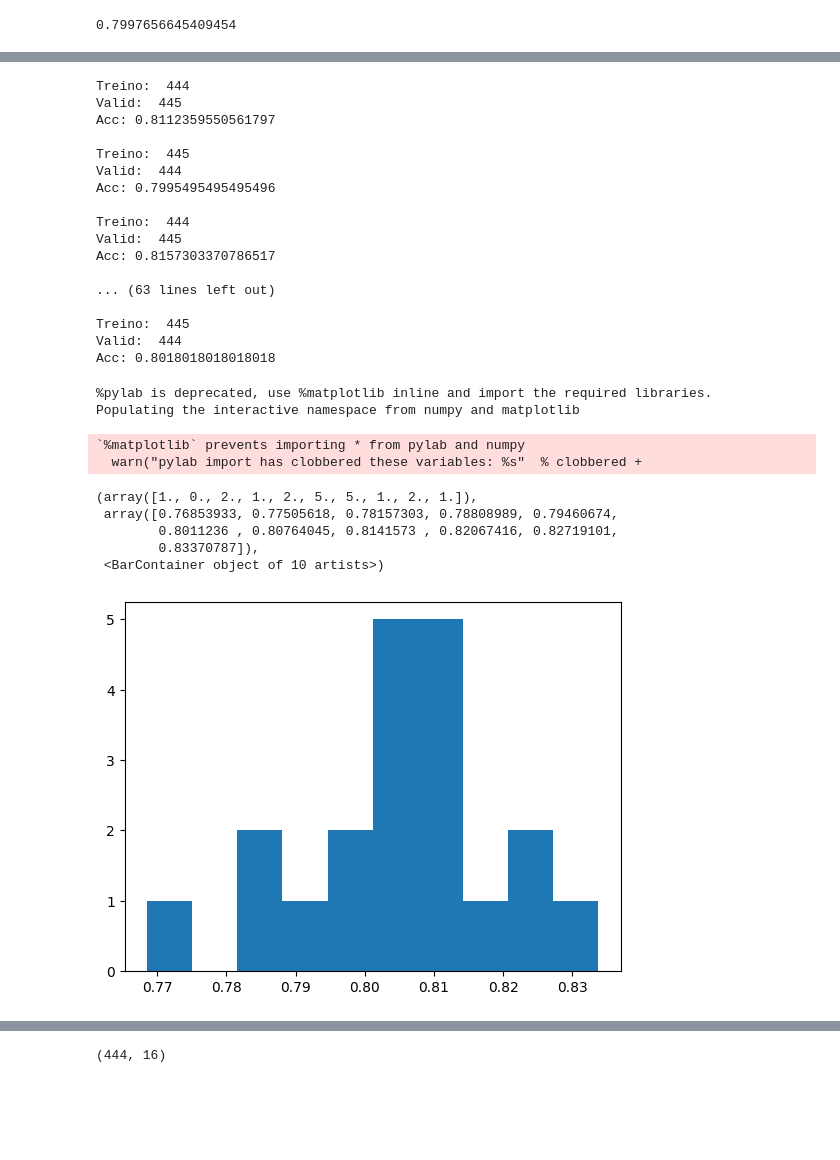
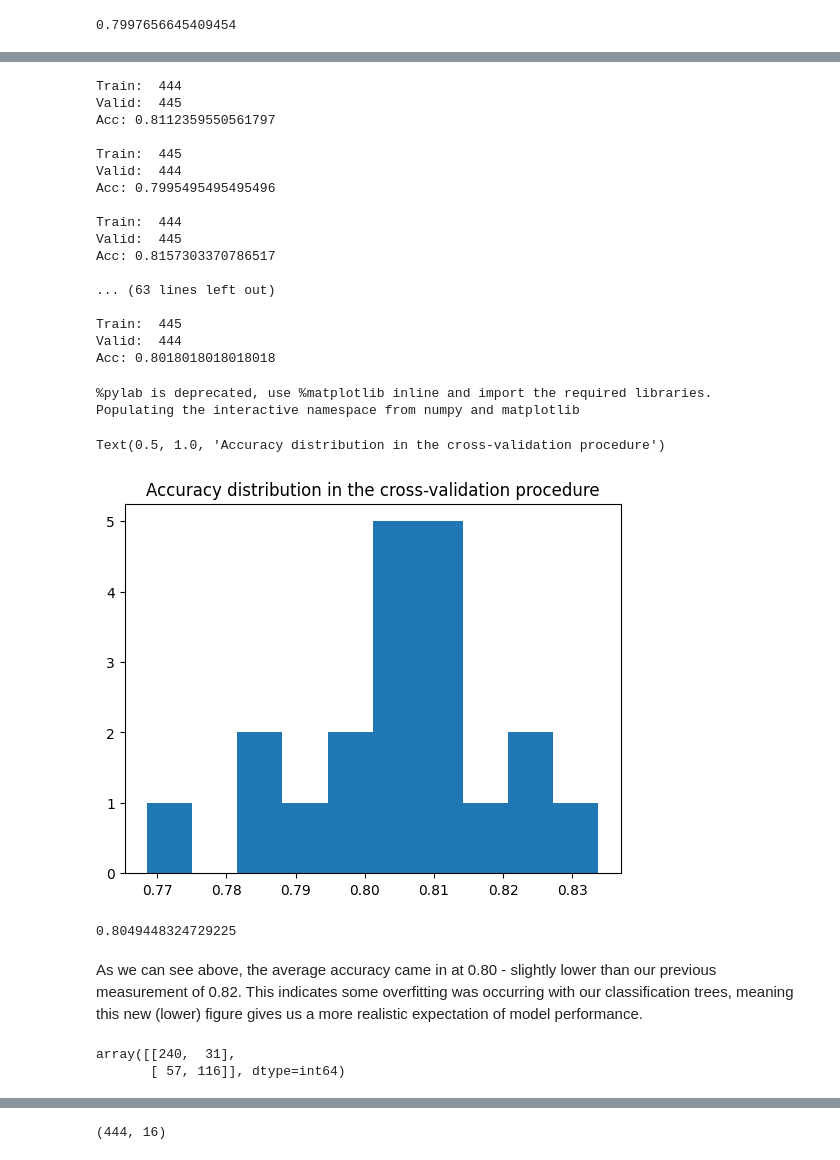
Before and after one commit to maylonleoncio/titanic, a Jupyter notebook: titanic_analysis.ipynb, the cells around one changed output, grey strips where cells are left out. Drawn from its saved outputs; the diff is of its cells as text; code cells hidden in the pictures; blank space fills up the shorter version.

```diff
--- a/titanic_analysis.ipynb
+++ b/titanic_analysis.ipynb
@@ -873,11 +895,11 @@ np.mean(resultados)
 # %%
-# METODO DE REAMOSTRAM
+# Reampling Method
 # RepeatedKFold
 resultados = []
 
 kf = RepeatedKFold(n_splits=2, n_repeats=10, random_state=1)
 for line_train, line_valid in kf.split(X):
-    print('Treino: ', line_train.shape[0])
+    print('Train: ', line_train.shape[0])
     print('Valid: ', line_valid.shape[0])
 
     X_train, X_valid = X.iloc[line_train], X.iloc[line_valid]
@@ -895,37 +917,43 @@ for line_train, line_valid in kf.split(X):
     print('Acc:', acc)
     print()
 # %% [output]
-Treino:  444
+Train:  444
 Valid:  445
 Acc: 0.8112359550561797
 
-Treino:  445
+Train:  445
 Valid:  444
 Acc: 0.7995495495495496
 
-Treino:  444
+Train:  444
 Valid:  445
 Acc: 0.8157303370786517
 
 ... (63 lines left out)
 
-Treino:  445
+Train:  445
 Valid:  444
 Acc: 0.8018018018018018
 # %%
 %matplotlib inline
 %pylab inline
+pylab.hist(resultados)
+plt.title('Accuracy distribution in the cross-validation procedure')
 # %% [output]
 %pylab is deprecated, use %matplotlib inline and import the required libraries.
 Populating the interactive namespace from numpy and matplotlib
-`%matplotlib` prevents importing * from pylab and numpy
-  warn("pylab import has clobbered these variables: %s"  % clobbered +
+Text(0.5, 1.0, 'Accuracy distribution in the cross-validation procedure')
+[figure, added]
-# %%
-pylab.hist(resultados)
-# %% [output]
-(array([1., 0., 2., 1., 2., 5., 5., 1., 2., 1.]),
- array([0.76853933, 0.77505618, 0.78157303, 0.78808989, 0.79460674,
-        0.8011236 , 0.80764045, 0.8141573 , 0.82067416, 0.82719101,
-        0.83370787]),
- <BarContainer object of 10 artists>)
-[figure, removed]
+# %%
+np.mean(resultados)
+# %% [output]
+0.8049448324729225
+# %% [markdown]
+As we can see above, the average accuracy came in at 0.80 - slightly lower than our previous measurement of 0.82. This indicates some overfitting was occurring with our classification trees, meaning this new (lower) figure gives us a more realistic expectation of model performance.
+# %%
+# Matrix confusion
+cf_matrix = confusion_matrix(y_valid, X_prev)
+cf_matrix
+# %% [output]
+array([[240,  31],
+       [ 57, 116]], dtype=int64)
```
Also changed, not shown: parts of 12 cells of this notebook.
